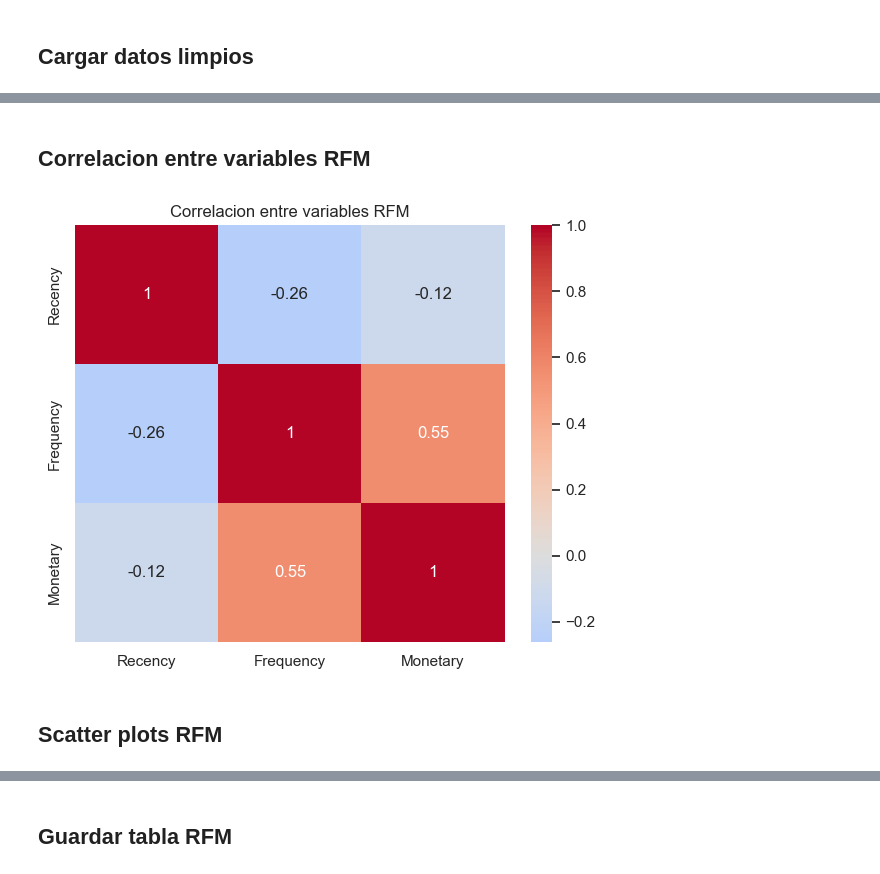
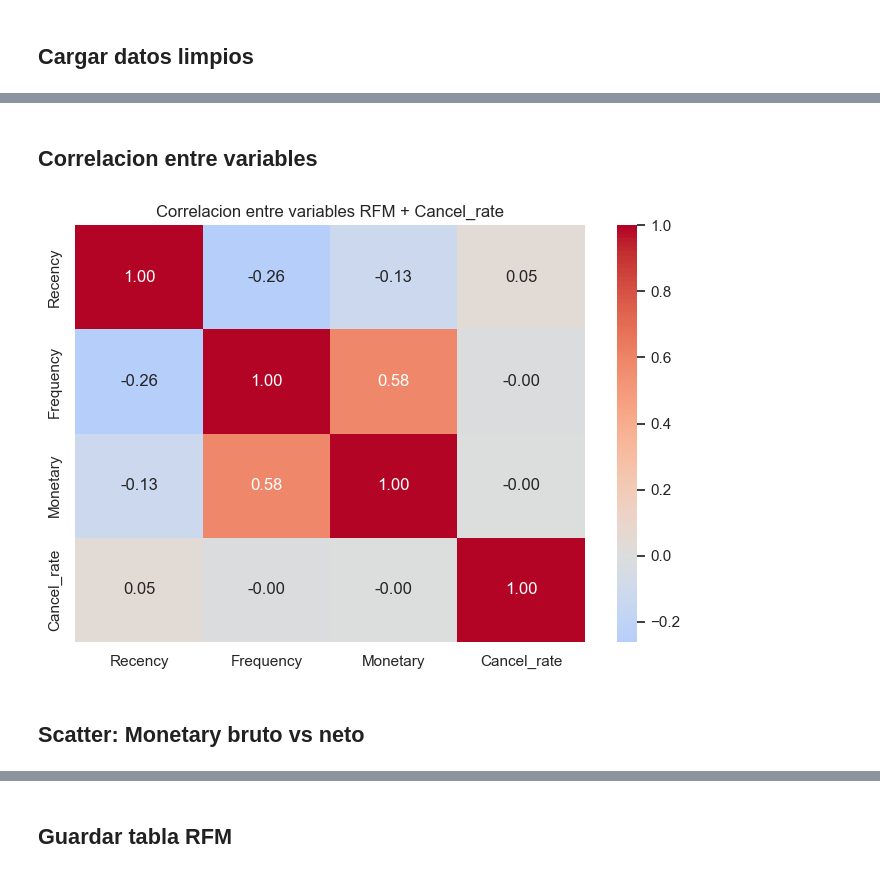
Before and after one commit to gonrc/segmentacion-clientes-ecommerce, a Jupyter notebook: notebooks/4-feat_eng/04-gc-rfm_por_cliente-2026_03_18.ipynb, the cells around one changed output, grey strips where cells are left out. Cells and saved outputs as stored; diff of their text form; code cells hidden in the pictures.

```diff
--- a/notebooks/4-feat_eng/04-gc-rfm_por_cliente-2026_03_18.ipynb
+++ b/notebooks/4-feat_eng/04-gc-rfm_por_cliente-2026_03_18.ipynb
@@ -45,12 +47,11 @@ rfm = (
     .agg(
         Recency=("InvoiceDate", lambda x: (ref_date - x.max()).days),
         Frequency=("InvoiceNo", "nunique"),
-        Monetary=("Revenue", "sum"),
+        Monetary_bruto=("Revenue", "sum"),
     )
     .reset_index()
 )
 
-print(f"\nTabla RFM: {len(rfm):,} clientes")
-rfm.describe()
+print(f"Clientes: {len(rfm):,}")
 # %% [output]
 Fecha de referencia: 2011-12-10
@@ -67,0 +92,20 @@ Tabla RFM: 4,338 clientes
+# %%
+CANCEL_THRESHOLD_MEDIUM = 50
+CANCEL_THRESHOLD_HIGH = 90
+MIN_REVENUE_FILTER = 100
+
+rfm["Cancel_rate"] = np.where(
+    rfm["Monetary_bruto"] > 0,
+    (rfm["Revenue_cancelado"] / rfm["Monetary_bruto"] * 100).round(2),
+    0,
+)
+
+print("Distribucion de Cancel_rate:")
+print(rfm["Cancel_rate"].describe().to_string())
+print(f"\nClientes con Cancel_rate = 0%: {(rfm['Cancel_rate'] == 0).sum():,}")
+print(
+    f"Clientes con Cancel_rate > {CANCEL_THRESHOLD_MEDIUM}%: {(rfm['Cancel_rate'] > CANCEL_THRESHOLD_MEDIUM).sum():,}"
+)
+print(
+    f"Clientes con Cancel_rate >= {CANCEL_THRESHOLD_HIGH}%: {(rfm['Cancel_rate'] >= CANCEL_THRESHOLD_HIGH).sum():,}"
+)
@@ -67,0 +163,6 @@ Tabla RFM: 4,338 clientes
+# %%
+rfm_final = rfm[["CustomerID", "Recency", "Frequency", "Monetary", "Cancel_rate"]].copy()
+
+print(f"Tabla RFM final: {len(rfm_final):,} clientes")
+print()
+rfm_final.describe()
@@ -108,16 +226,21 @@ plt.show()
 # %% [markdown]
-## Correlacion entre variables RFM
+## Correlacion entre variables
 # %%
-fig, ax = plt.subplots(figsize=(6, 5))
+fig, ax = plt.subplots(figsize=(7, 5))
 sns.heatmap(
-    rfm[["Recency", "Frequency", "Monetary"]].corr(), annot=True, cmap="coolwarm", center=0, ax=ax
+    rfm_final[["Recency", "Frequency", "Monetary", "Cancel_rate"]].corr(),
+    annot=True,
+    cmap="coolwarm",
+    center=0,
+    ax=ax,
+    fmt=".2f",
 )
-ax.set_title("Correlacion entre variables RFM")
+ax.set_title("Correlacion entre variables RFM + Cancel_rate")
 plt.tight_layout()
 plt.savefig("../../data/08_reporting/rfm_correlacion.png", dpi=150, bbox_inches="tight")
 plt.show()
 # %% [output]
-[figure, old version]
+[figure, new version]
-# %% [markdown]
-## Scatter plots RFM
+# %% [markdown]
+## Scatter: Monetary bruto vs neto
 # %%
```
Also changed, not shown: parts of 20 cells of this notebook, 1 other file.
